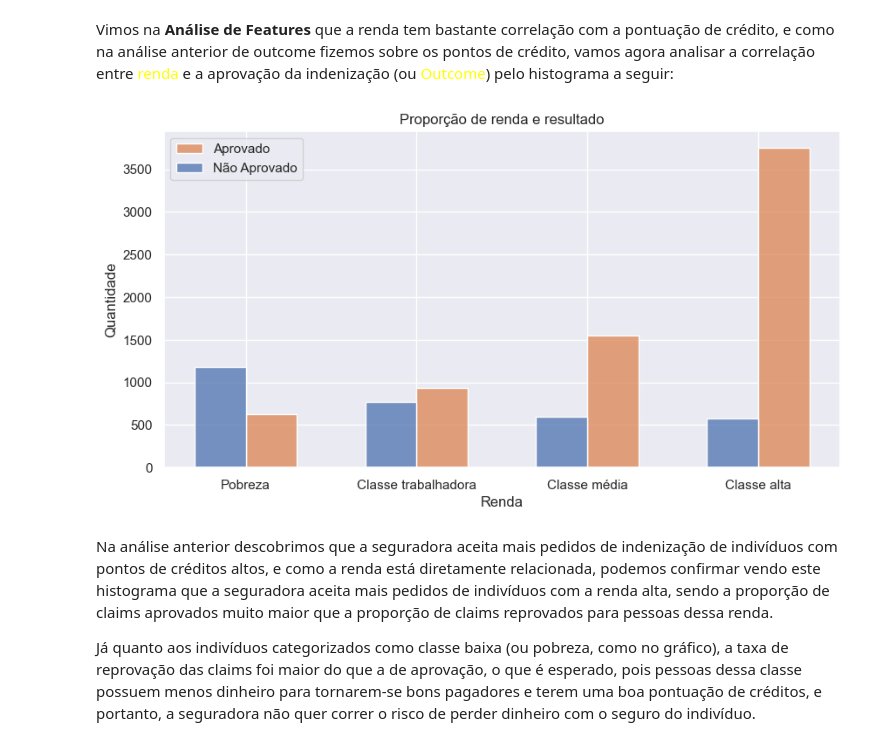
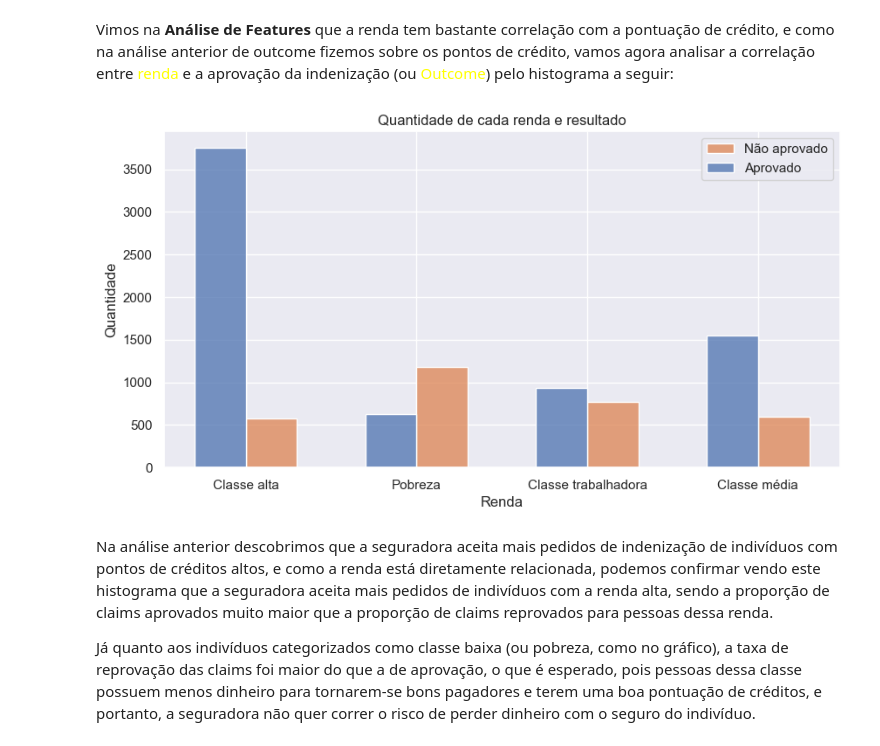
Before and after one commit to AlexsanderBenatti/Turing-case, a Jupyter notebook: Analise-I/analise_e_modelos.ipynb, the cells around one changed output. Cells and saved outputs as stored; diff of their text form; code cells hidden in the pictures.

```diff
--- a/Analise-I/analise_e_modelos.ipynb
+++ b/Analise-I/analise_e_modelos.ipynb
@@ -780,13 +746,14 @@ O motivo pela seguradora escolher um indivíduo com uma alta pontuação de cré
 # %% [markdown]
 Vimos na **Análise de Features** que a renda tem bastante correlação com a pontuação de crédito, e como na análise anterior de outcome fizemos sobre os pontos de crédito, vamos agora analisar a correlação entre <font color='yellow'>renda</font> e a aprovação da indenização (ou <font color='yellow'>Outcome</font>) pelo histograma a seguir:
 # %%
-sns.histplot(insurance, x='INCOME', hue='OUTCOME', multiple='dodge', shrink=0.6).set(title='Proporção de renda e resultado', xlabel='Renda', ylabel='Quantidade')
+sns.histplot(insurance, x='INCOME', hue='OUTCOME', multiple='dodge', shrink=0.6).set(title='Quantidade de cada renda e resultado', xlabel='Renda', ylabel='Quantidade')
 
-plt.legend(['Aprovado', 'Não Aprovado'])
-plt.xticks([0,1,2,3],['Pobreza', 'Classe trabalhadora', 'Classe média', 'Classe alta'])
+plt.xticks([0,1,2,3], ['Classe alta', 'Pobreza', 'Classe trabalhadora', 'Classe média'])
+plt.legend(['Não aprovado', 'Aprovado'])
 plt.gcf().set_size_inches(10,5)
+plt.show()
 # %% [output]
-[figure, old version]
+[figure, new version]
 # %% [markdown]
 Na análise anterior descobrimos que a seguradora aceita mais pedidos de indenização de indivíduos com pontos de créditos altos, e como a renda está diretamente relacionada, podemos confirmar vendo este histograma que a seguradora aceita mais pedidos de indivíduos com a renda alta, sendo a proporção de claims aprovados muito maior que a proporção de claims reprovados para pessoas dessa renda.
 
```
Also changed, not shown: parts of 35 cells of this notebook.
